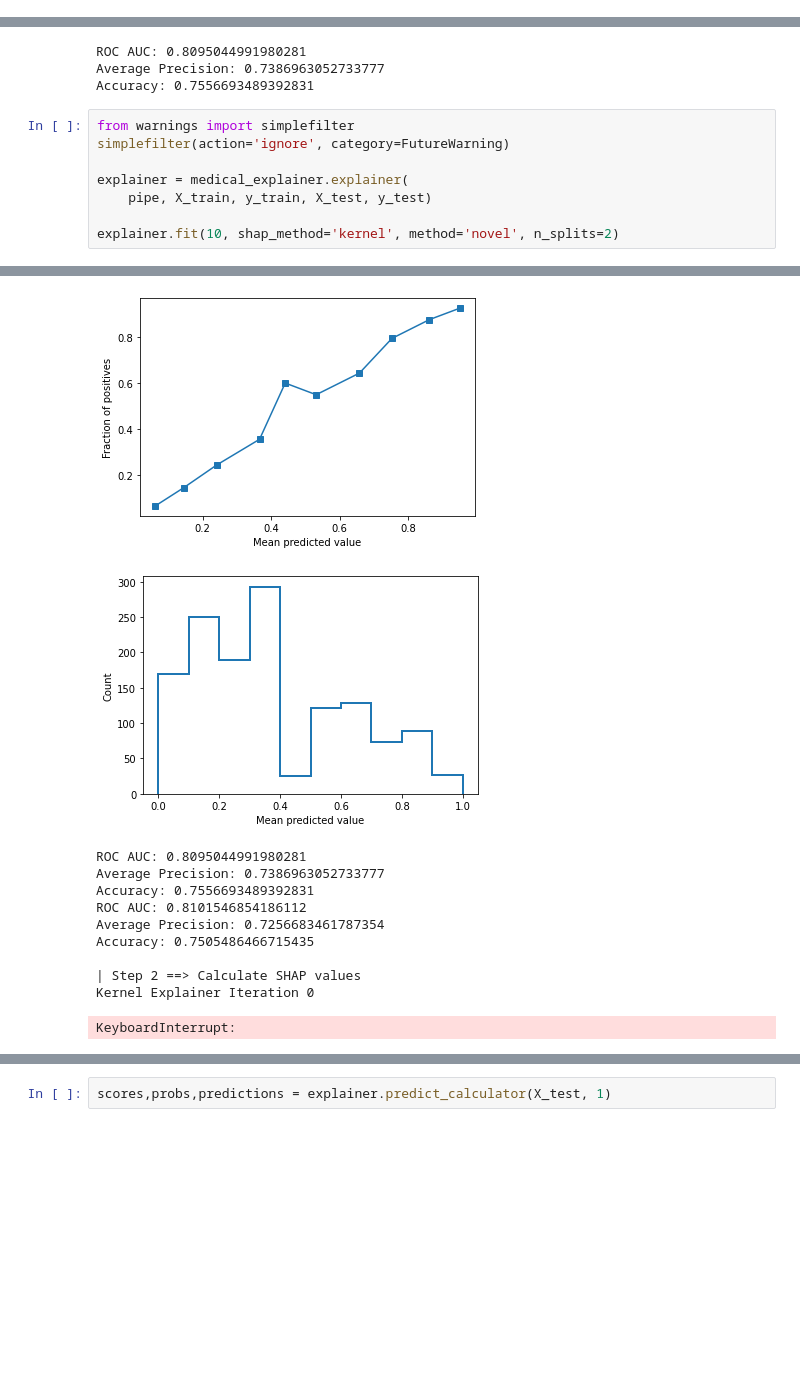
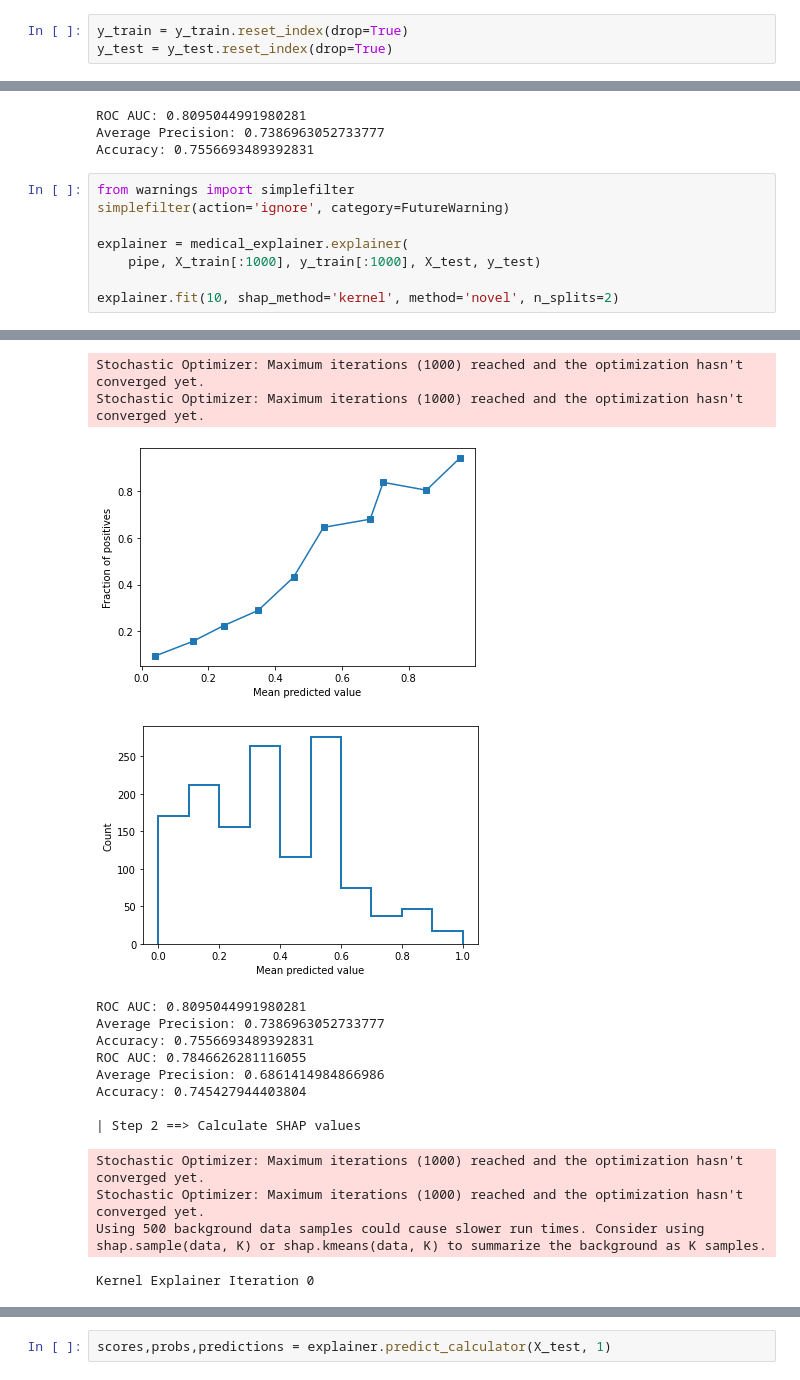
Before and after one commit to llja0112/Uni-ACS, a Jupyter notebook: mimiciii_sepsis/Neural Network Example.ipynb, the cells around one changed output, grey strips where cells are left out. Saved outputs shown, nothing was run; the diff lists cells and outputs as text; blank space fills up the shorter version.

Commit message:
Make changes to NN explainer

```diff
--- a/mimiciii_sepsis/Neural Network Example.ipynb
+++ b/mimiciii_sepsis/Neural Network Example.ipynb
@@ -32,6 +32,9 @@ imp.fit(X_train)
 
 X_train = pd.DataFrame(imp.transform(X_train), columns=X.columns)
 X_test = pd.DataFrame(imp.transform(X_test), columns=X.columns)
+# %%
+y_train = y_train.reset_index(drop=True)
+y_test = y_test.reset_index(drop=True)
 # %%
 from sklearn.pipeline import Pipeline
 from sklearn.preprocessing import StandardScaler
@@ -67,24 +70,28 @@ Accuracy: 0.7556693489392831
 # %%
 from warnings import simplefilter
 simplefilter(action='ignore', category=FutureWarning)
 
 explainer = medical_explainer.explainer(
-    pipe, X_train, y_train, X_test, y_test)
+    pipe, X_train[:1000], y_train[:1000], X_test, y_test)
 
 explainer.fit(10, shap_method='kernel', method='novel', n_splits=2)
 # %% [output]
 | Step 1  ==> Calibrating model
 [figure]
 [figure]
+Stochastic Optimizer: Maximum iterations (1000) reached and the optimization hasn't converged yet.
+Stochastic Optimizer: Maximum iterations (1000) reached and the optimization hasn't converged yet.
-[figure, old version]
+[figure, new version]
-[figure, old version]
+[figure, new version]
-ROC AUC: 0.8095044991980281
-Average Precision: 0.7386963052733777
-Accuracy: 0.7556693489392831
-ROC AUC: 0.8101546854186112
-Average Precision: 0.7256683461787354
-Accuracy: 0.7505486466715435
-
-| Step 2 ==> Calculate SHAP values
-Kernel Explainer Iteration 0
-KeyboardInterrupt:
+ROC AUC: 0.8095044991980281
+Average Precision: 0.7386963052733777
+Accuracy: 0.7556693489392831
+ROC AUC: 0.7846626281116055
+Average Precision: 0.6861414984866986
+Accuracy: 0.745427944403804
+
+| Step 2 ==> Calculate SHAP values
+Stochastic Optimizer: Maximum iterations (1000) reached and the optimization hasn't converged yet.
+Stochastic Optimizer: Maximum iterations (1000) reached and the optimization hasn't converged yet.
+Using 500 background data samples could cause slower run times. Consider using shap.sample(data, K) or shap.kmeans(data, K) to summarize the background as K samples.
+Kernel Explainer Iteration 0
```
Also changed, not shown: parts of 9 cells of this notebook, 5 other files.
